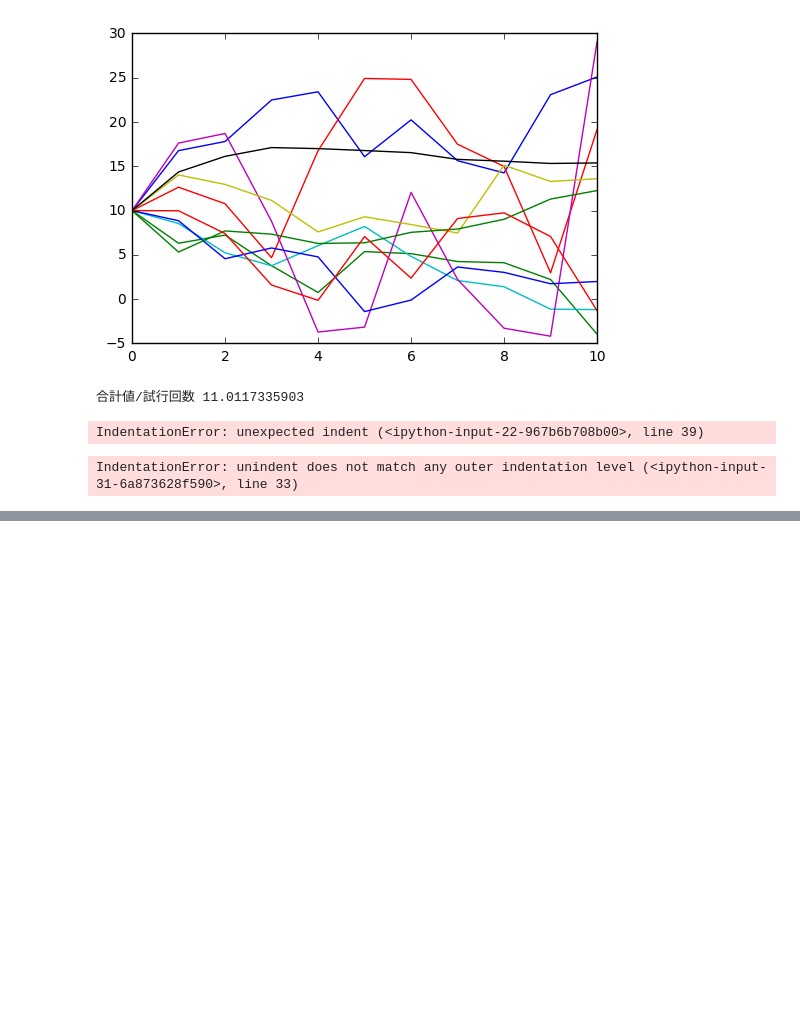
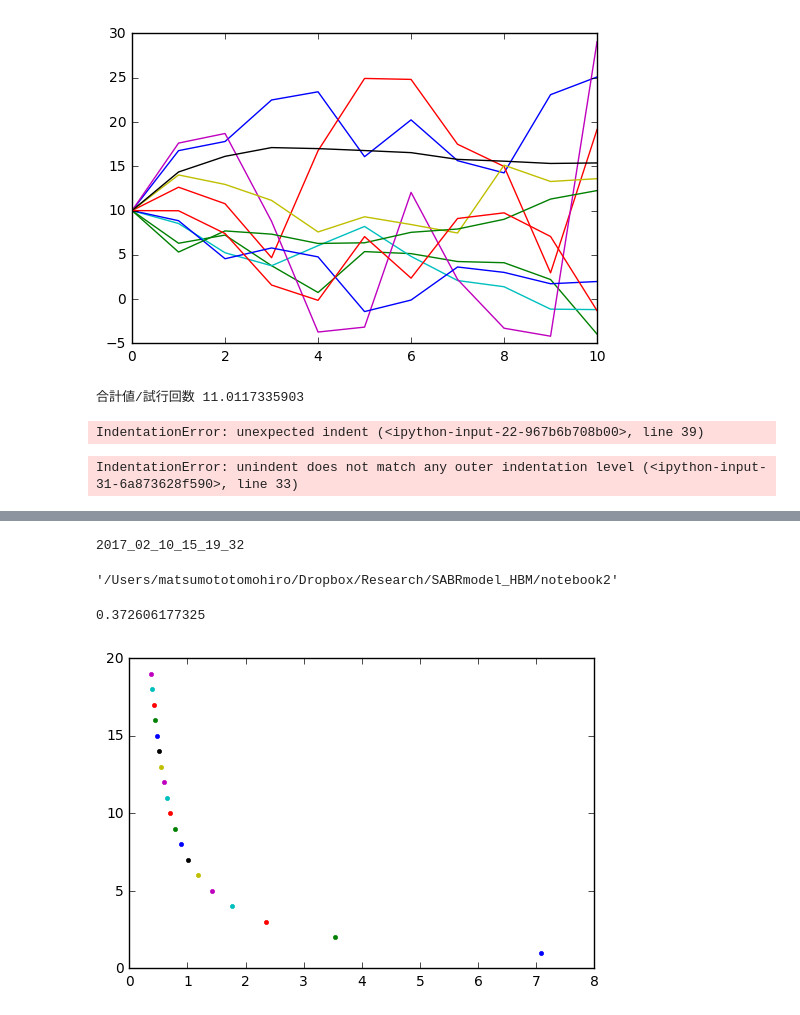
Before and after one commit to tomohiromatsumoto/SABRmodel_HBM, a Jupyter notebook: notebook2/HBM.py.ipynb, the cells around one changed output, grey strips where cells are left out. Saved outputs shown, nothing was run; the diff lists cells and outputs as text; code cells hidden in the pictures; blank space fills up the shorter version.

```diff
--- a/notebook2/HBM.py.ipynb
+++ b/notebook2/HBM.py.ipynb
@@ -478,0 +541,8 @@ print("合計値/試行回数",sum/num_mc )
+# %%
+print(hoge)
+# %% [output]
+2017_02_10_15_19_32
+# %%
+pwd
+# %% [output]
+'/Users/matsumototomohiro/Dropbox/Research/SABRmodel_HBM/notebook2'
@@ -478,0 +555,51 @@ print("合計値/試行回数",sum/num_mc )
+# %%
+print(sum/num_mc)
+# %% [output]
+0.372606177325
+# %%
+import numpy as np
+import matplotlib.pyplot as plt
+import pandas as pd
+
+num_sims = 1 #試行回数
+num_mc = 10
+N        = 11#分割回数
+y_init = 10
+t_init = 0
+x_init = 10
+t_end  = 10
+c_sig = 0.3
+
+def sig(y, t):
+    return c_sig # Ends here??? Nothing done!!!
+
+dt   =  (t_end )/ N
+dW1   = lambda dt: np.random.normal (loc = 0.0, scale = np.sqrt(dt))
+dW2   = lambda dt: np.random.normal (loc = 0.0, scale = np.sqrt(dt))
+t    = np.arange(t_init, t_end, dt)
+y    = np.zeros(N)
+x    = np.zeros(N)
+y[0] = y_init
+x[0] = x_init
+
+for num_mc in range(1,20):
+    for i in range(num_sims):
+            for i in range(1, N):
+                y[i] = y[i-1] +y[i-1]*sig(y[i-1], (i-1) * dt) * dW1(dt)
+                x[i] = x[i-1] +y[i-1]*sig(y[i-1], (i-1) * dt) * dW2(dt)
+                def f(j):
+                    return j/2
+                def sigma(func, frm, to):
+                    result = 0 #答えの受け皿
+                    for k in range (frm, to+1):
+                        result += func(k)
+                        sum =0
+                        for q in [x[N-1]]:
+                            sum = sum + q
+                            sum
+                            #sigma(f,1,2)
+    plt.plot(sum/num_mc, num_mc, '.')
+
+plt.show()
+# %% [output]
+[figure, added]
```
Also changed, not shown: parts of 15 cells of this notebook, 8 other files.
